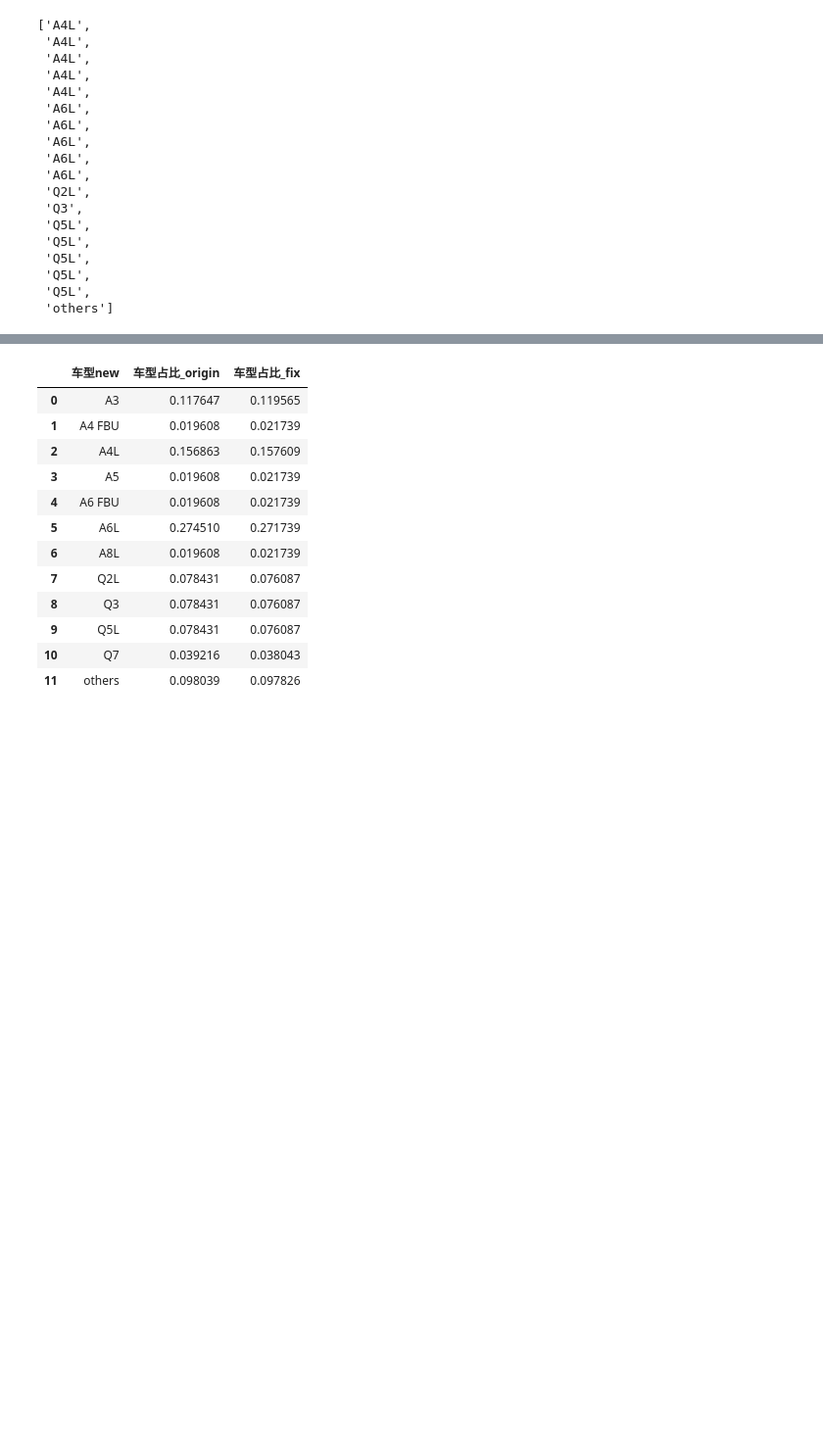
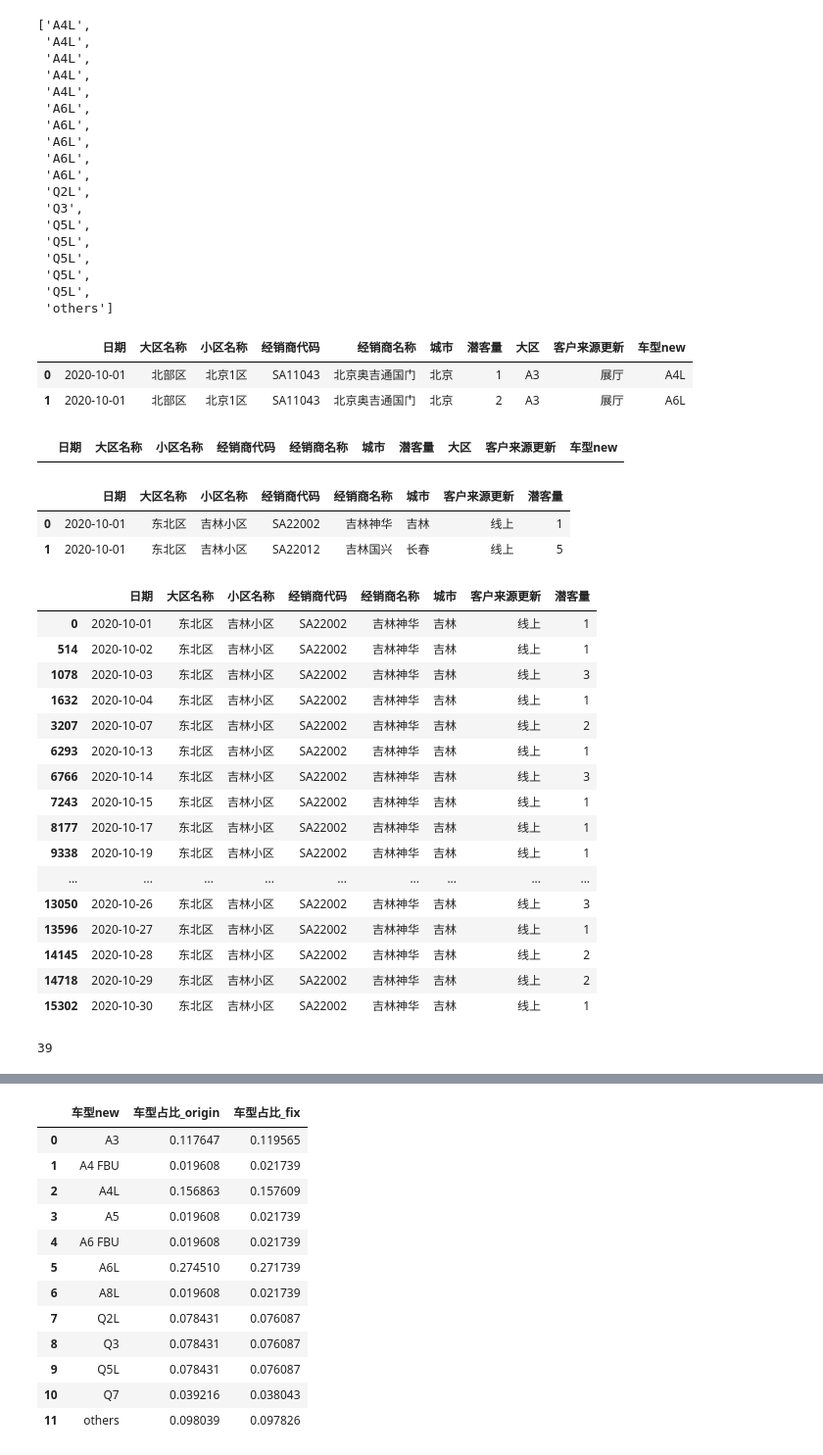
Before and after one commit to orinbai/notebook, a Jupyter notebook: missval.ipynb, the cells around one changed output, grey strips where cells are left out. Shown: that part at 98% size. Drawn from its saved outputs; the diff is of its cells as text; code cells hidden in the pictures; blank space fills up the shorter version.

```diff
--- a/missval.ipynb
+++ b/missval.ipynb
@@ -61,0 +58,10 @@ def genNewData(dCode, cSource):
+# %%
+dataAvailable.head(2)
+# %% [output]
+|  | 日期 | 大区名称 | 小区名称 | 经销商代码 | 经销商名称 | 城市 | 潜客量 | 大区 | 客户来源更新 | 车型new |
+| 0 | 2020-10-01 | 北部区 | 北京1区 | SA11043 | 北京奥吉通国门 | 北京 | 1 | A3 | 展厅 | A4L |
+| 1 | 2020-10-01 | 北部区 | 北京1区 | SA11043 | 北京奥吉通国门 | 北京 | 2 | A3 | 展厅 | A6L |
+# %%
+dataMiss
+# %% [output]
+|  | 日期 | 大区名称 | 小区名称 | 经销商代码 | 经销商名称 | 城市 | 潜客量 | 大区 | 客户来源更新 | 车型new |
@@ -61,0 +70,26 @@ def genNewData(dCode, cSource):
+# %%
+dataBYday.head(2)
+# %% [output]
+|  | 日期 | 大区名称 | 小区名称 | 经销商代码 | 经销商名称 | 城市 | 客户来源更新 | 潜客量 |
+| 0 | 2020-10-01 | 东北区 | 吉林小区 | SA22002 | 吉林神华 | 吉林 | 线上 | 1 |
+| 1 | 2020-10-01 | 东北区 | 吉林小区 | SA22012 | 吉林国兴 | 长春 | 线上 | 5 |
+# %%
+dataBYday[(dataBYday['经销商代码']=='SA22002')&(dataBYday['客户来源更新']=='线上')]
+# %% [output]
+|  | 日期 | 大区名称 | 小区名称 | 经销商代码 | 经销商名称 | 城市 | 客户来源更新 | 潜客量 |
+| 0 | 2020-10-01 | 东北区 | 吉林小区 | SA22002 | 吉林神华 | 吉林 | 线上 | 1 |
+| 514 | 2020-10-02 | 东北区 | 吉林小区 | SA22002 | 吉林神华 | 吉林 | 线上 | 1 |
+| 1078 | 2020-10-03 | 东北区 | 吉林小区 | SA22002 | 吉林神华 | 吉林 | 线上 | 3 |
+| 1632 | 2020-10-04 | 东北区 | 吉林小区 | SA22002 | 吉林神华 | 吉林 | 线上 | 1 |
+| 3207 | 2020-10-07 | 东北区 | 吉林小区 | SA22002 | 吉林神华 | 吉林 | 线上 | 2 |
+| 6293 | 2020-10-13 | 东北区 | 吉林小区 | SA22002 | 吉林神华 | 吉林 | 线上 | 1 |
+| 6766 | 2020-10-14 | 东北区 | 吉林小区 | SA22002 | 吉林神华 | 吉林 | 线上 | 3 |
+| 7243 | 2020-10-15 | 东北区 | 吉林小区 | SA22002 | 吉林神华 | 吉林 | 线上 | 1 |
+| 8177 | 2020-10-17 | 东北区 | 吉林小区 | SA22002 | 吉林神华 | 吉林 | 线上 | 1 |
+| 9338 | 2020-10-19 | 东北区 | 吉林小区 | SA22002 | 吉林神华 | 吉林 | 线上 | 1 |
+| ... | ... | ... | ... | ... | ... | ... | ... | ... |
+| 13050 | 2020-10-26 | 东北区 | 吉林小区 | SA22002 | 吉林神华 | 吉林 | 线上 | 3 |
+| 13596 | 2020-10-27 | 东北区 | 吉林小区 | SA22002 | 吉林神华 | 吉林 | 线上 | 1 |
+| 14145 | 2020-10-28 | 东北区 | 吉林小区 | SA22002 | 吉林神华 | 吉林 | 线上 | 2 |
+| 14718 | 2020-10-29 | 东北区 | 吉林小区 | SA22002 | 吉林神华 | 吉林 | 线上 | 2 |
+| 15302 | 2020-10-30 | 东北区 | 吉林小区 | SA22002 | 吉林神华 | 吉林 | 线上 | 1 |
@@ -61,0 +124,4 @@ def genNewData(dCode, cSource):
+# %%
+genNewData('SA22002', '线上', 0)
+# %% [output]
+39
```
Also changed, not shown: parts of 20 cells of this notebook.
